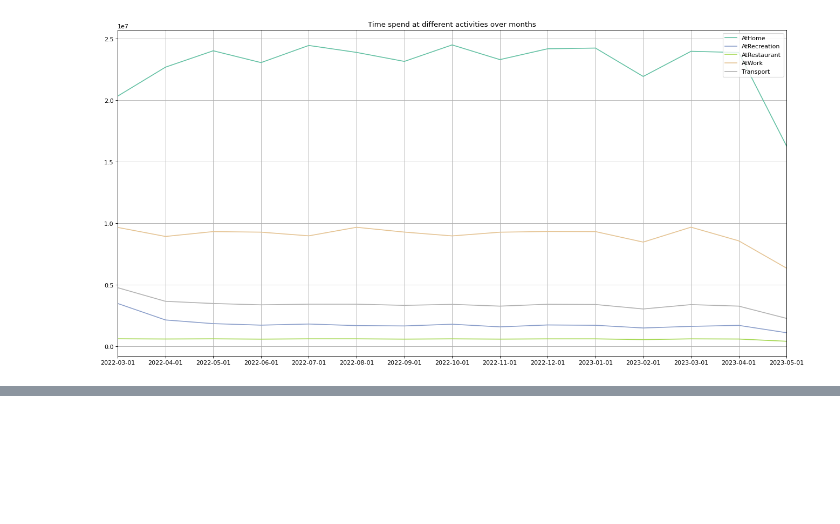
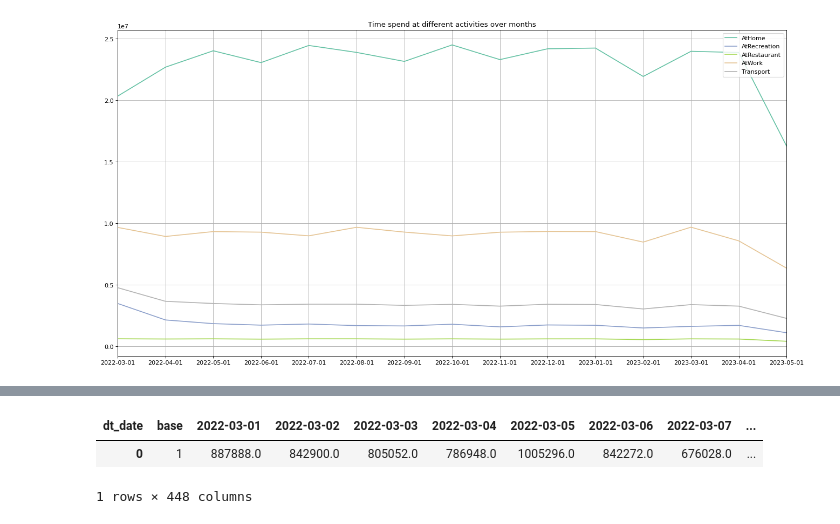
Before and after one commit to blukitas/Viz_2022_Grupo_4, a Jupyter notebook: docker/Notebooks/01.financial_status_over_time.ipynb, the cells around one changed output, grey strips where cells are left out. Drawn from its saved outputs; the diff is of its cells as text; code cells hidden in the pictures; blank space fills up the shorter version.

```diff
--- a/docker/Notebooks/01.financial_status_over_time.ipynb
+++ b/docker/Notebooks/01.financial_status_over_time.ipynb
@@ -182,0 +216,6 @@ plt.show()
+# %%
+df.head(10)
+# %% [output]
+| dt_date | base | 2022-03-01 | 2022-03-02 | 2022-03-03 | 2022-03-04 | 2022-03-05 | 2022-03-06 | 2022-03-07 | ... |
+| 0 | 1 | 887888.0 | 842900.0 | 805052.0 | 786948.0 | 1005296.0 | 842272.0 | 676028.0 | ... |
+1 rows × 448 columns
```
Also changed, not shown: parts of 6 cells of this notebook.
